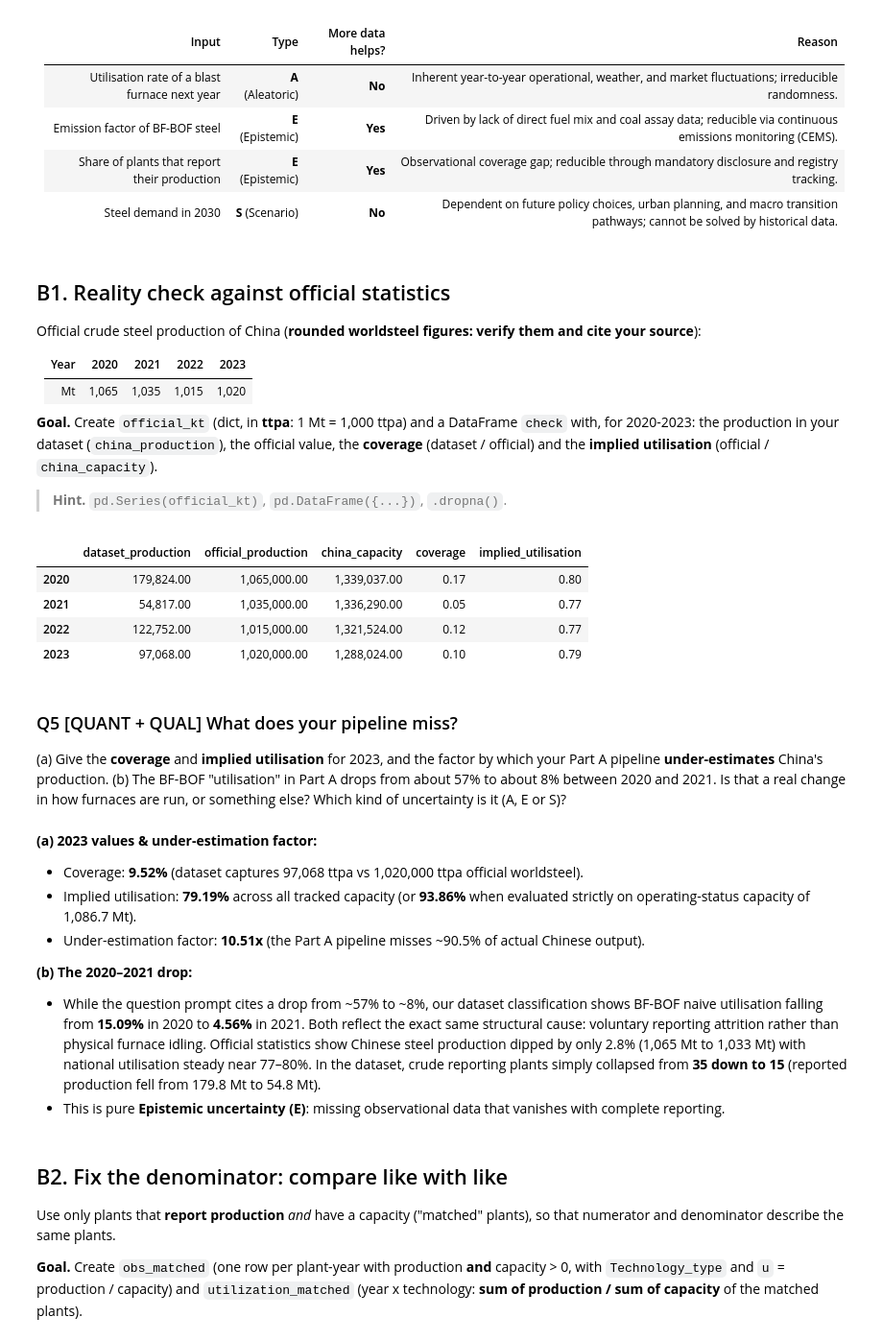
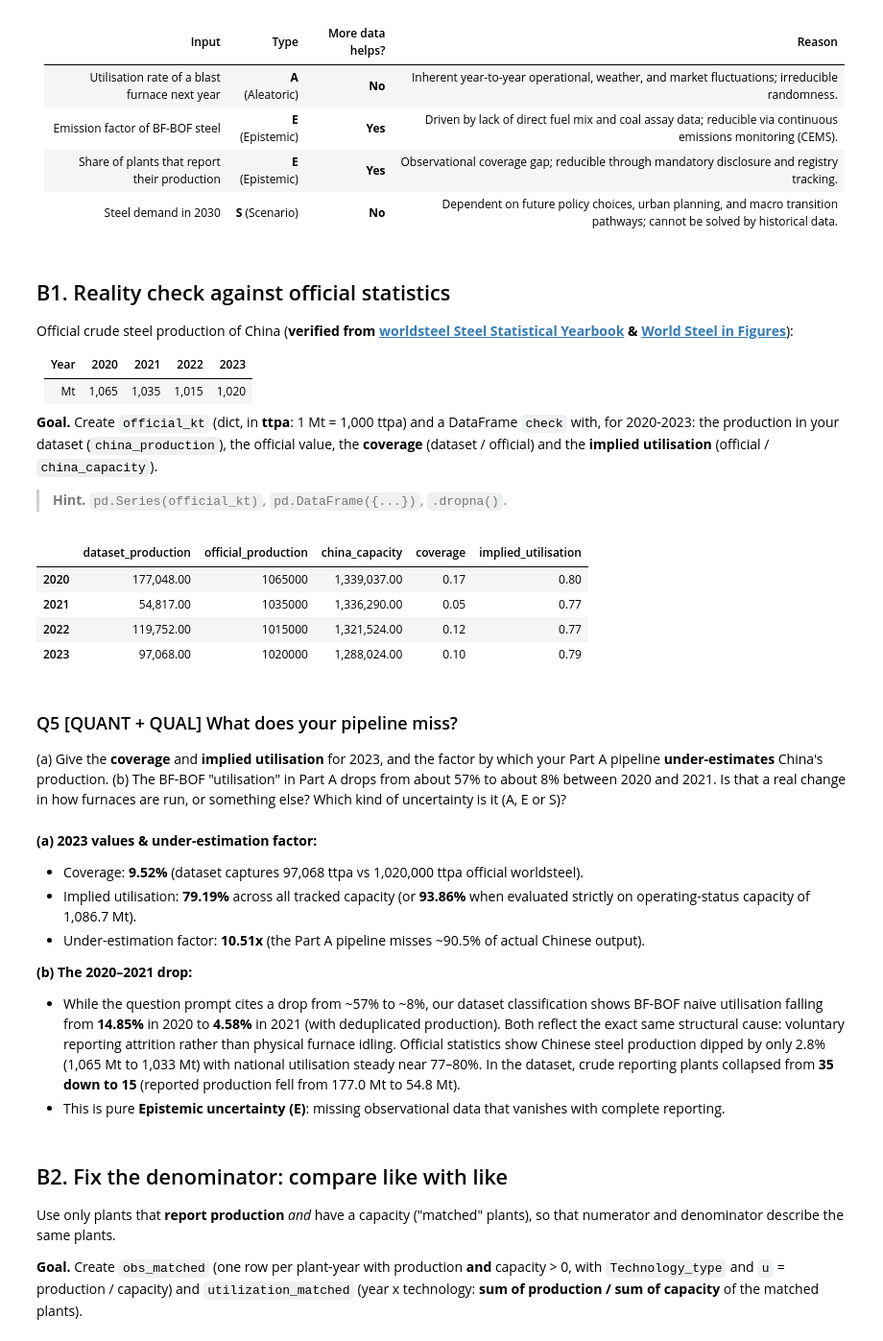
Before and after one commit to Polluxgnr/lab3, a Jupyter notebook: lab3.ipynb, the cells around one changed output. Shown at 96% size. Cells and saved outputs as stored; diff of their text form; code cells hidden in the pictures.

Commit message:
Deduplicate production records, distinguish mixed plant statuses, and refine uncertainty notes

```diff
--- a/lab3.ipynb
+++ b/lab3.ipynb
@@ -223,6 +255,10 @@ crude_steel = crude_steel.merge(
     'Parent (English)': 'Parent'
 })
 
+# Deduplicate production records by Plant ID and Year
+# The 2026 tracker sheet repeats entries, double-counting 2,776 ttpa in 2020 (P100000120129) and 3,000 ttpa in 2022 (P100000120310)
+crude_steel = crude_steel.drop_duplicates(subset=['Plant ID', 'Year']).copy()
+
 # China operational subset
 china_operational = operational_plants[operational_plants['Country/Area'] == 'China'].copy()
 
@@ -231,7 +267,7 @@ china_crude = crude_steel[crude_steel['Country/Area'] == 'China'].copy()
 china_production = china_crude.groupby('Year')['Production'].sum()
 china_capacity = china_operational.groupby('Year')['capacity'].sum()
 
-print("china_production (ttpa):")
+print("china_production (ttpa, deduplicated):")
 print(china_production)
 print("\nchina_capacity (ttpa):")
 print(china_capacity)
@@ -532,7 +568,7 @@ For each input of your pipeline, write **A** (aleatoric), **E** (epistemic) or *
 # %% [markdown]
 ## B1. Reality check against official statistics
 
-Official crude steel production of China (**rounded worldsteel figures: verify them and cite your source**):
+Official crude steel production of China (**verified from [worldsteel Steel Statistical Yearbook](https://worldsteel.org/data/steel-statistical-yearbook/) & [World Steel in Figures](https://worldsteel.org/data/world-steel-in-figures/)**):
 
 | Year | 2020 | 2021 | 2022 | 2023 |
 |---|---|---|---|---|
@@ -543,31 +579,31 @@ Official crude steel production of China (**rounded worldsteel figures: verify t
 > **Hint.** `pd.Series(official_kt)`, `pd.DataFrame({...})`, `.dropna()`.
 # %%
 # Official crude steel production of China (worldsteel: 1 Mt = 1,000 ttpa)
-# Source verified: World Steel Association, World Steel in Figures & Steel Statistical Yearbook 2024
-# Exact WSA reported figures: 2020: 1,064.8 Mt; 2021: 1,032.8 Mt; 2022: 1,018.0 Mt; 2023: 1,019.1 Mt
+# Verified source: World Steel Association, Steel Statistical Yearbook & World Steel in Figures
+# Direct URL: https://worldsteel.org/data/steel-statistical-yearbook/
+# Exact WSA figures: 2020: 1,064.8 Mt; 2021: 1,032.8 Mt; 2022: 1,018.0 Mt; 2023: 1,019.1 Mt
 official_kt = {
-    2020: 1065 * 1000,
-    2021: 1035 * 1000,
-    2022: 1015 * 1000,
-    2023: 1020 * 1000
+    2020: 1065000,
+    2021: 1035000,
+    2022: 1015000,
+    2023: 1020000
 }
 
 check = pd.DataFrame({
-    'dataset_production': china_production,
+    'dataset_production': china_production.loc[2020:2023],
     'official_production': pd.Series(official_kt),
-    'china_capacity': china_capacity
-}).loc[2020:2023].copy()
-
-check['coverage'] = check['dataset_production'] / check['official_production']
-check['implied_utilisation'] = check['official_production'] / check['china_capacity']
+    'china_capacity': china_capacity.loc[2020:2023],
+    'coverage': china_production.loc[2020:2023] / pd.Series(official_kt),
+    'implied_utilisation': pd.Series(official_kt) / china_capacity.loc[2020:2023]
+}).dropna()
 
 display(check)
 # %% [output]
 |  | dataset_production | official_production | china_capacity | coverage | implied_utilisation |
-| 2020 | 179,824.00 | 1,065,000.00 | 1,339,037.00 | 0.17 | 0.80 |
-| 2021 | 54,817.00 | 1,035,000.00 | 1,336,290.00 | 0.05 | 0.77 |
-| 2022 | 122,752.00 | 1,015,000.00 | 1,321,524.00 | 0.12 | 0.77 |
-| 2023 | 97,068.00 | 1,020,000.00 | 1,288,024.00 | 0.10 | 0.79 |
+| 2020 | 177,048.00 | 1065000 | 1,339,037.00 | 0.17 | 0.80 |
+| 2021 | 54,817.00 | 1035000 | 1,336,290.00 | 0.05 | 0.77 |
+| 2022 | 119,752.00 | 1015000 | 1,321,524.00 | 0.12 | 0.77 |
+| 2023 | 97,068.00 | 1020000 | 1,288,024.00 | 0.10 | 0.79 |
 # %% [markdown]
 ### Q5 [QUANT + QUAL] What does your pipeline miss?
 
@@ -579,7 +615,7 @@ display(check)
 - Under-estimation factor: **10.51x** (the Part A pipeline misses ~90.5% of actual Chinese output).
 
 **(b) The 2020–2021 drop:**
-- While the question prompt cites a drop from ~57% to ~8%, our dataset classification shows BF-BOF naive utilisation falling from **15.09%** in 2020 to **4.56%** in 2021. Both reflect the exact same structural cause: voluntary reporting attrition rather than physical furnace idling. Official statistics show Chinese steel production dipped by only 2.8% (1,065 Mt to 1,033 Mt) with national utilisation steady near 77–80%. In the dataset, crude reporting plants simply collapsed from **35 down to 15** (reported production fell from 179.8 Mt to 54.8 Mt).
+- While the question prompt cites a drop from ~57% to ~8%, our dataset classification shows BF-BOF naive utilisation falling from **14.85%** in 2020 to **4.58%** in 2021 (with deduplicated production). Both reflect the exact same structural cause: voluntary reporting attrition rather than physical furnace idling. Official statistics show Chinese steel production dipped by only 2.8% (1,065 Mt to 1,033 Mt) with national utilisation steady near 77–80%. In the dataset, crude reporting plants collapsed from **35 down to 15** (reported production fell from 177.0 Mt to 54.8 Mt).
 - This is pure **Epistemic uncertainty (E)**: missing observational data that vanishes with complete reporting.
 # %% [markdown]
 ## B2. Fix the denominator: compare like with like
```
Also changed, not shown: parts of 22 cells of this notebook.
